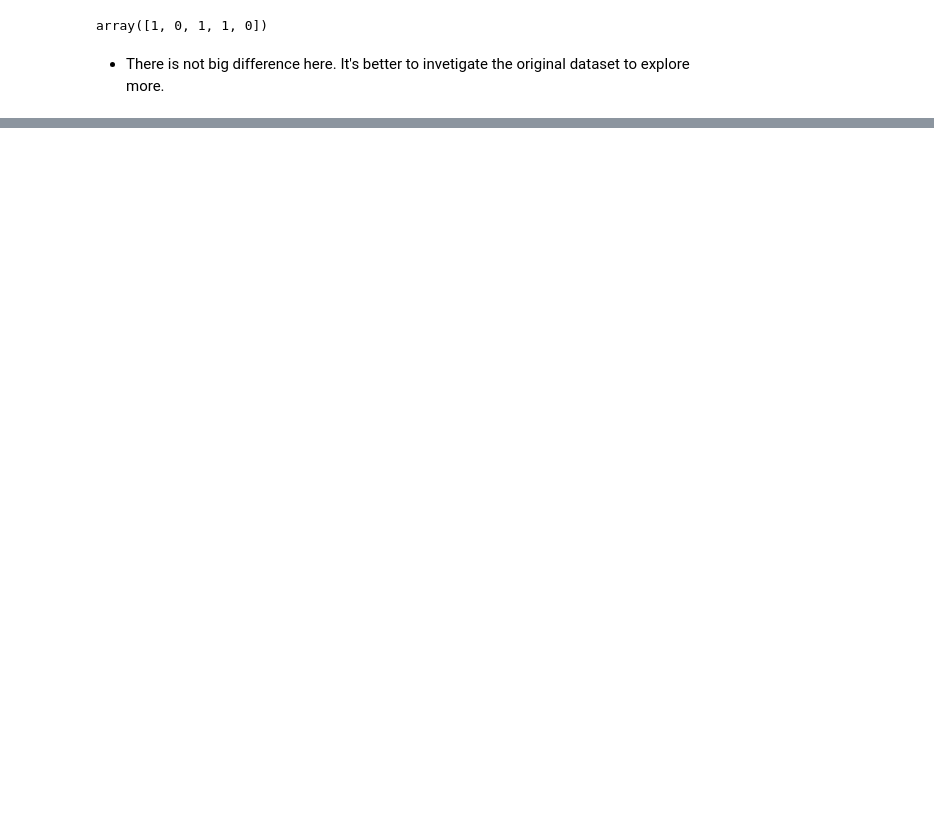
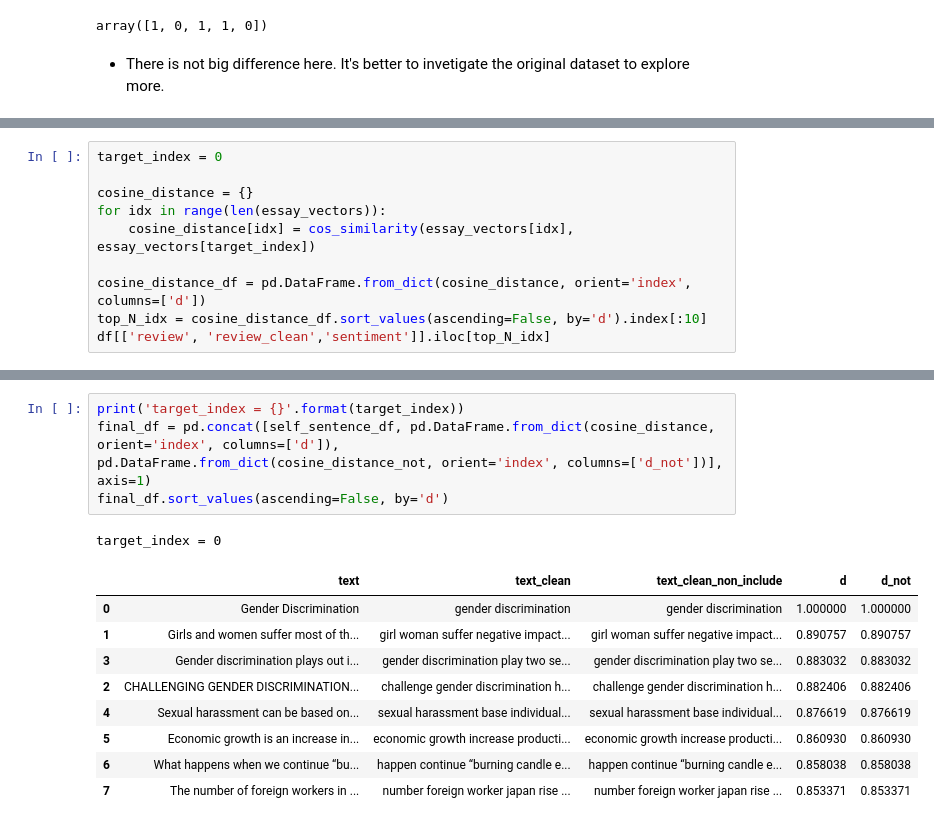
Before and after one commit to HuangKY/DataScience, a Jupyter notebook: NLP/NLP_Practices/IMDB_text_analysis.ipynb, the cells around one changed output, grey strips where cells are left out. Drawn from its saved outputs; the diff is of its cells as text; blank space fills up the shorter version.

```diff
--- a/NLP/NLP_Practices/IMDB_text_analysis.ipynb
+++ b/NLP/NLP_Practices/IMDB_text_analysis.ipynb
@@ -306,0 +450,10 @@ array([1, 0, 1, 1, 0])
+# %%
+target_index = 0
+
+cosine_distance = {}
+for idx in range(len(essay_vectors)):
+    cosine_distance[idx] = cos_similarity(essay_vectors[idx], essay_vectors[target_index])
+
+cosine_distance_df = pd.DataFrame.from_dict(cosine_distance, orient='index', columns=['d'])
+top_N_idx = cosine_distance_df.sort_values(ascending=False, by='d').index[:10]
+df[['review', 'review_clean','sentiment']].iloc[top_N_idx]
@@ -306,0 +677,16 @@ array([1, 0, 1, 1, 0])
+# %%
+print('target_index = {}'.format(target_index))
+final_df = pd.concat([self_sentence_df, pd.DataFrame.from_dict(cosine_distance, orient='index', columns=['d']),
+pd.DataFrame.from_dict(cosine_distance_not, orient='index', columns=['d_not'])], axis=1)
+final_df.sort_values(ascending=False, by='d')
+# %% [output]
+target_index = 0
+|  | text | text_clean | text_clean_non_include | d | d_not |
+| 0 | Gender Discrimination | gender discrimination | gender discrimination | 1.000000 | 1.000000 |
+| 1 | Girls and women suffer most of th... | girl woman suffer negative impact... | girl woman suffer negative impact... | 0.890757 | 0.890757 |
+| 3 | Gender discrimination plays out i... | gender discrimination play two se... | gender discrimination play two se... | 0.883032 | 0.883032 |
+| 2 | CHALLENGING GENDER DISCRIMINATION... | challenge gender discrimination h... | challenge gender discrimination h... | 0.882406 | 0.882406 |
+| 4 | Sexual harassment can be based on... | sexual harassment base individual... | sexual harassment base individual... | 0.876619 | 0.876619 |
+| 5 | Economic growth is an increase in... | economic growth increase producti... | economic growth increase producti... | 0.860930 | 0.860930 |
+| 6 | What happens when we continue “bu... | happen continue “burning candle e... | happen continue “burning candle e... | 0.858038 | 0.858038 |
+| 7 | The number of foreign workers in ... | number foreign worker japan rise ... | number foreign worker japan rise ... | 0.853371 | 0.853371 |
```
Also changed, not shown: parts of 83 cells of this notebook, 1 other file.
